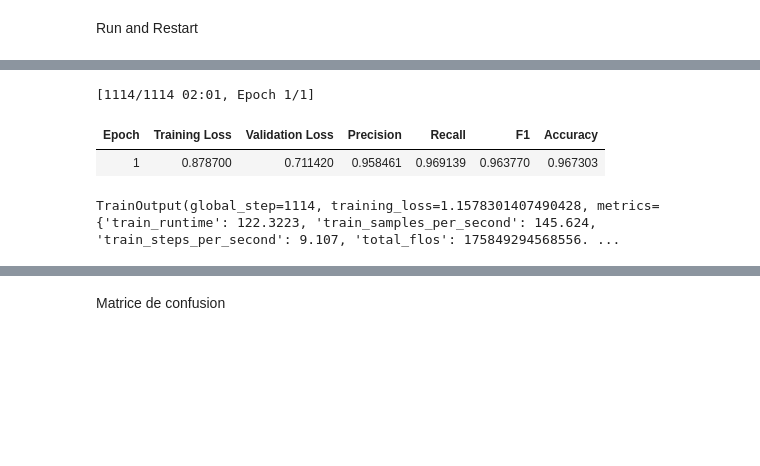
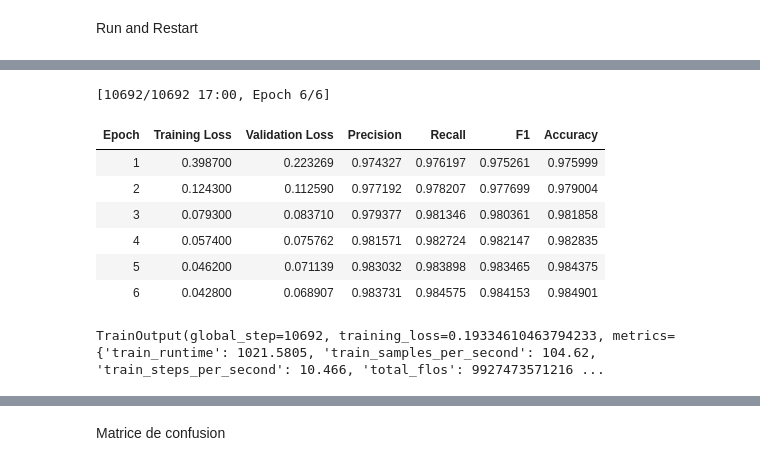
Before and after one commit to cdechaux/Projet_NLP_3A, a Jupyter notebook: scripts/models.ipynb, the cells around one changed output, grey strips where cells are left out. Cells and saved outputs as stored; diff of their text form; code cells hidden in the pictures; blank space fills up the shorter version.

```diff
--- a/scripts/models.ipynb
+++ b/scripts/models.ipynb
@@ -223,33 +210,38 @@ Note: you may need to restart the kernel to use updated packages.
 # %%
 training_args = TrainingArguments(
     output_dir="../models/camenBERT",
     learning_rate=2e-5,
-    per_device_train_batch_size=16,
-    per_device_eval_batch_size=16,
-    num_train_epochs=1,
+    per_device_train_batch_size=10,
+    per_device_eval_batch_size=10,
+    num_train_epochs=6,
     weight_decay=0.05,
     evaluation_strategy="epoch",
     save_strategy="epoch",
     load_best_model_at_end=True,
     push_to_hub=True,
 )
 
 trainer = Trainer(
     model=model,
     args=training_args,
     train_dataset=tokenized_datasets["train"],
     eval_dataset=tokenized_datasets["test"],
     tokenizer=tokenizer,
     data_collator=data_collator,
     compute_metrics=compute_metrics,
 )
 
 trainer.train()
 # %% [output]
-[1114/1114 02:01, Epoch 1/1]
+[10692/10692 17:00, Epoch 6/6]
 | Epoch | Training Loss | Validation Loss | Precision | Recall | F1 | Accuracy |
-| 1 | 0.878700 | 0.711420 | 0.958461 | 0.969139 | 0.963770 | 0.967303 |
+| 1 | 0.398700 | 0.223269 | 0.974327 | 0.976197 | 0.975261 | 0.975999 |
+| 2 | 0.124300 | 0.112590 | 0.977192 | 0.978207 | 0.977699 | 0.979004 |
+| 3 | 0.079300 | 0.083710 | 0.979377 | 0.981346 | 0.980361 | 0.981858 |
+| 4 | 0.057400 | 0.075762 | 0.981571 | 0.982724 | 0.982147 | 0.982835 |
+| 5 | 0.046200 | 0.071139 | 0.983032 | 0.983898 | 0.983465 | 0.984375 |
+| 6 | 0.042800 | 0.068907 | 0.983731 | 0.984575 | 0.984153 | 0.984901 |
-TrainOutput(global_step=1114, training_loss=1.1578301407490428, metrics={'train_runtime': 122.3223, 'train_samples_per_second': 145.624, 'train_steps_per_second': 9.107, 'total_flos': 175849294568556. ...
+TrainOutput(global_step=10692, training_loss=0.19334610463794233, metrics={'train_runtime': 1021.5805, 'train_samples_per_second': 104.62, 'train_steps_per_second': 10.466, 'total_flos': 9927473571216 ...
 # %%
 predictions, labels, _ = trainer.predict(tokenized_datasets["test"])
 predictions = np.argmax(predictions, axis=2)
```
Also changed, not shown: parts of 9 cells of this notebook, 1 other file.
